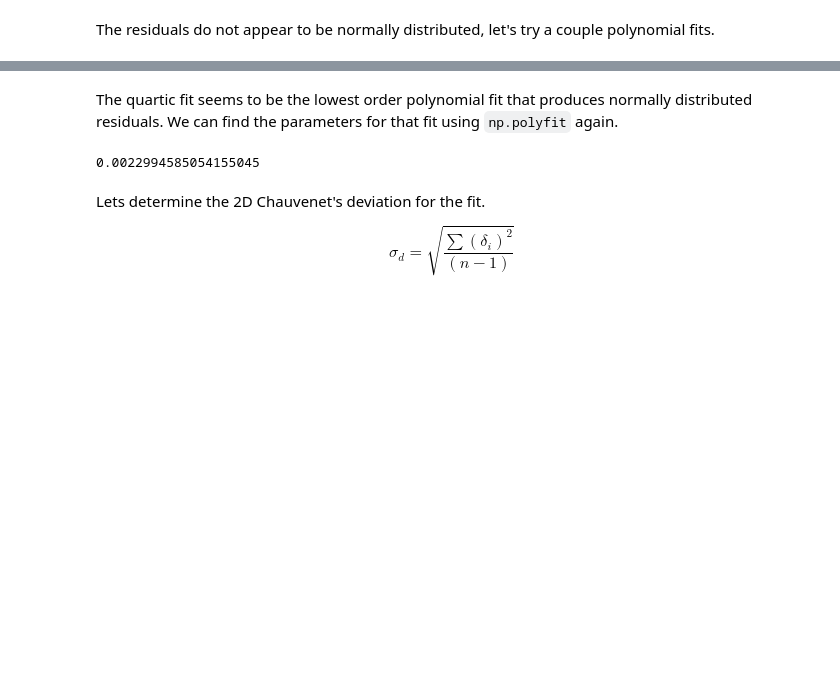
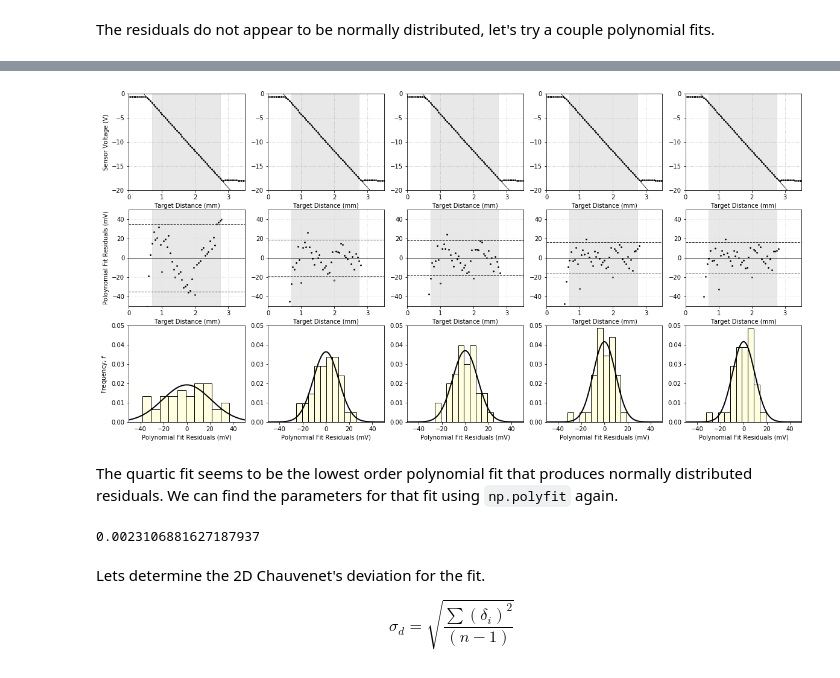
Before and after one commit to mmolter/ME303, a Jupyter notebook: Labs/Lab 2 - Calibration/calibration_analysis.ipynb, the cells around one changed output, grey strips where cells are left out. Saved outputs shown, nothing was run; the diff lists cells and outputs as text; code cells hidden in the pictures; blank space fills up the shorter version.

Commit message:
Added 90% CI to plots

```diff
--- a/Labs/Lab 2 - Calibration/calibration_analysis.ipynb
+++ b/Labs/Lab 2 - Calibration/calibration_analysis.ipynb
@@ -127,3 +74,66 @@ fig.show()
+# %%
+from scipy.stats import norm, t
+
+lb, ub = 0.70, 2.75
+lr = df[(df['position'] > lb) & (df['position'] < ub)]
+
+n = 5
+
+fig, axes = plt.subplots(3, n, figsize=(4 * n, 10))
+
+for i in range(n):
+    f = np.poly1d(np.polyfit(lr['position'], lr['voltage'], i+1))
+    x = np.linspace(lb - 0.5, ub + 0.5, 1000)
+
+    axes[0, i].scatter(df['position'], df['voltage'], s=3, color='black', label='raw', zorder=2)
+    axes[0, i].plot(x, f(x), linewidth=0.75, color='black', linestyle='-',label='fit', zorder=1)
+    axes[0, i].axvspan(lb, ub, alpha=0.5, color='lightgrey', zorder=0)
+
+    axes[0, i].set_ylim((-20, 0))
+    axes[0, i].set_xlim((0, 3.5))
+    axes[0, i].set_xlabel('Target Distance (mm)')
+    axes[0, i].grid(linestyle=':')
+
+
+    r   = df['voltage'] - f(df['position'])
+    lrr = lr['voltage'] - f(lr['position'])
+
+    alpha = 0.95
+    v = lrr.size - 2
+
+    CI = t.ppf(alpha, df=v) * sigma_d(lrr)
+
+    axes[1, i].scatter(df['position'], r * 1000, color='black', s=3)
+    axes[1, i].axhline(0, color='black', linewidth=1)
+    axes[1, i].axhline(CI * 1000, color='0.20', linewidth=1, linestyle='--')
+    axes[1, i].axhline(-CI * 1000, color='0.20', linewidth=1, linestyle='--')
+    axes[1, i].axvspan(lb, ub, alpha=0.5, color='lightgrey', zorder=0)
+
+    axes[1, i].grid(linestyle=':', c='0.85')
+    axes[1, i].set_xlabel('Target Distance (mm)')
+
+    pm = 50
+    axes[1, i].set_ylim((-pm, pm))
+    axes[1, i].set_xlim((0, 3.5))
+
+    hist_min, hist_max = -50, 50
+    x = np.linspace(hist_min, hist_max, 1000)
+    r_lr = r[(df['position'] > lb) & (df['position'] < ub)] * 1000
+
+    axes[2, i].hist(r_lr, color='lightyellow', edgecolor='black', normed=True)
+    axes[2, i].plot(x, norm.pdf(x, loc=r_lr.mean(), scale=r_lr.std()), color='k', linewidth=2)
+    axes[2, i].set_xlim((hist_min, hist_max))
+    axes[2, i].set_ylim((0, 0.05))
+    axes[2, i].set_xlabel('Polynomial Fit Residuals (mV)')
+
+axes[0, 0].set_ylabel('Sensor Voltage (V)')
+axes[1, 0].set_ylabel('Poloynomial Fit Residuals (mV)')
+axes[2, 0].set_ylabel('Frequency, $f$')
+
+fig.savefig('all_fits', dpi=300)
+fig.show()
+# %% [output]
+[figure, added]
 # %% [markdown]
 The quartic fit seems to be the lowest order polynomial fit that produces normally distributed residuals. We can find the parameters for that fit using `np.polyfit` again.
 # %%
@@ -135,7 +145,7 @@ r = np.abs(r)
 
 r.mean()
 # %% [output]
-0.0022994585054155045
+0.0023106881627187937
 # %% [markdown]
 Lets determine the 2D Chauvenet's deviation for the fit.
 
```
Also changed, not shown: parts of 9 cells of this notebook, 3 other files.
